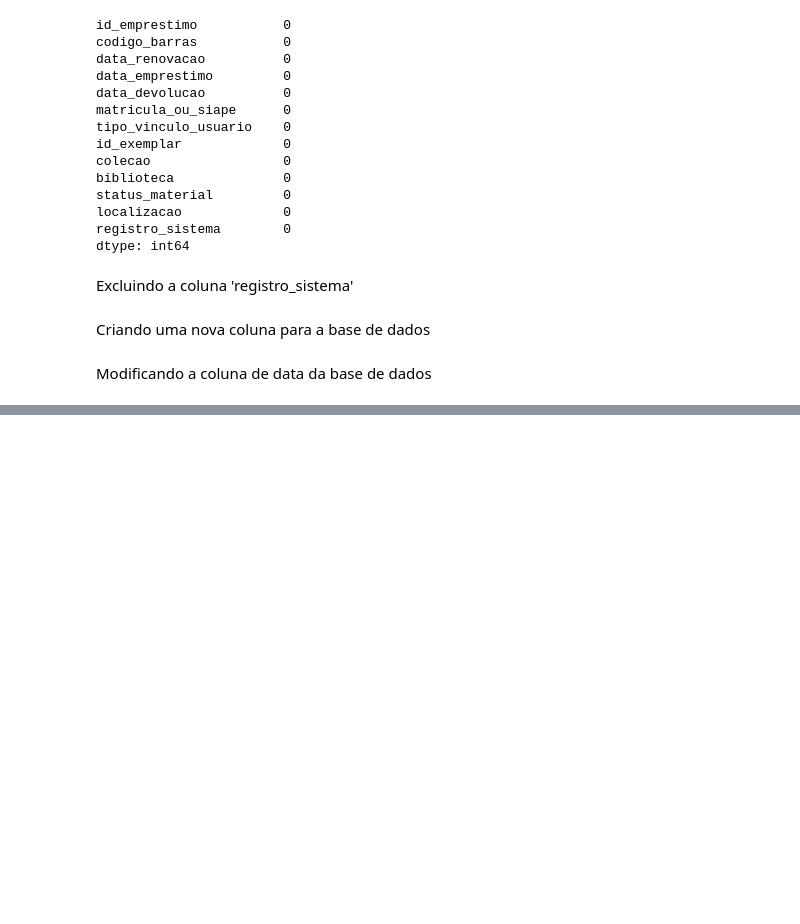
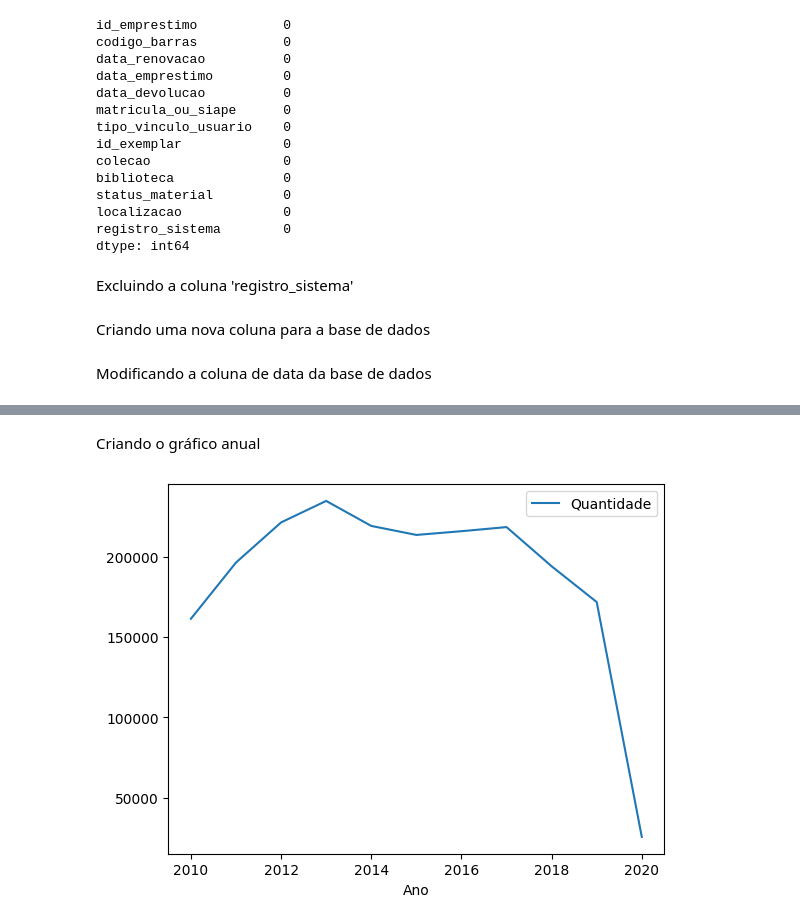
Before and after one commit to GitAlves/analise-bibliotecaria, a Jupyter notebook: analise.ipynb, the cells around one changed output, grey strips where cells are left out. Cells and saved outputs as stored; diff of their text form; code cells hidden in the pictures; blank space fills up the shorter version.

Commit message:
Creating the book loan per year graphic

```diff
--- a/analise.ipynb
+++ b/analise.ipynb
@@ -178,0 +181,5 @@ informacoes_emprestimos["data_emprestimo"] = pd.to_datetime(informacoes_empresti
+# %%
+emprestimo_por_ano = informacoes_emprestimos["data_emprestimo"].dt.year.value_counts().reset_index()
+# %%
+emprestimo_por_ano.columns = ['Ano', 'Quantidade']
+emprestimo_por_ano = emprestimo_por_ano.sort_values(by="Ano")
@@ -178,0 +201,6 @@ informacoes_emprestimos["data_emprestimo"] = pd.to_datetime(informacoes_empresti
+# %% [markdown]
+Criando o gráfico anual
+# %%
+emprestimo_por_ano.plot(kind="line", x="Ano", y="Quantidade");
+# %% [output]
+[figure, added]
```
Also changed, not shown: parts of 2 cells of this notebook.
